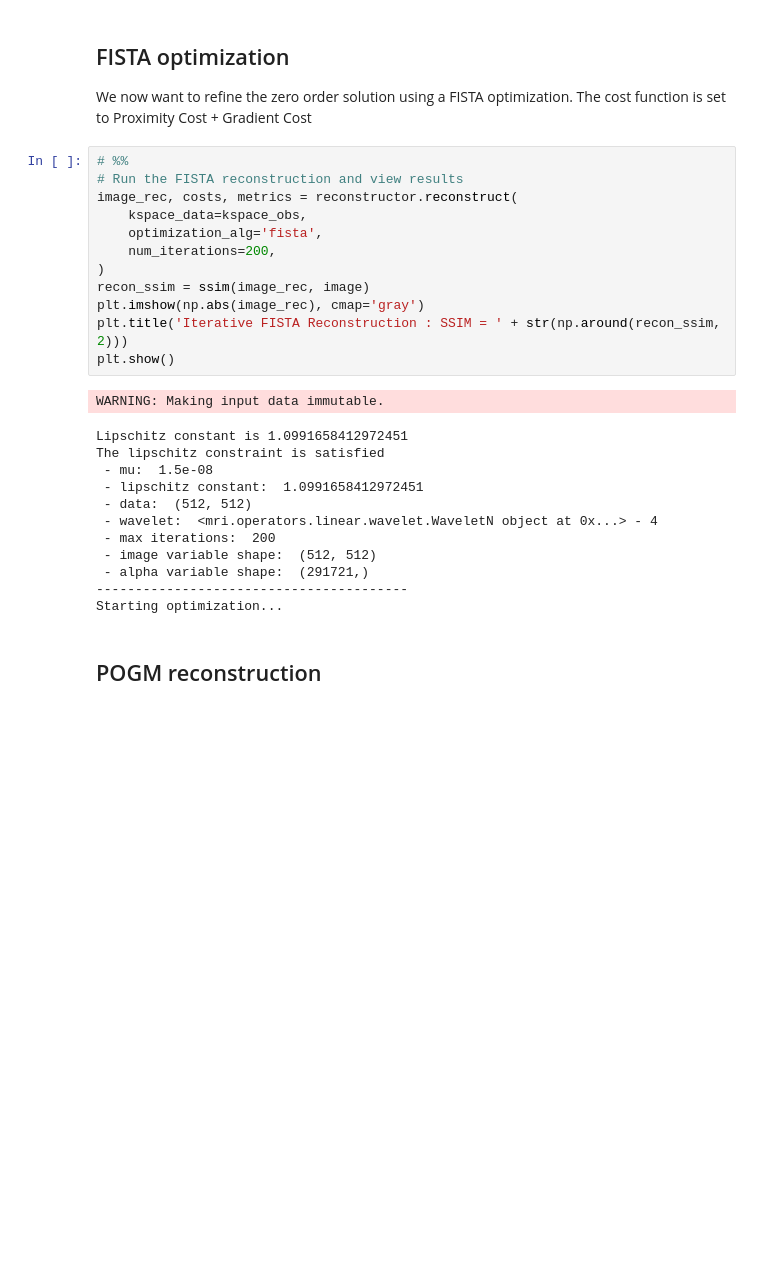
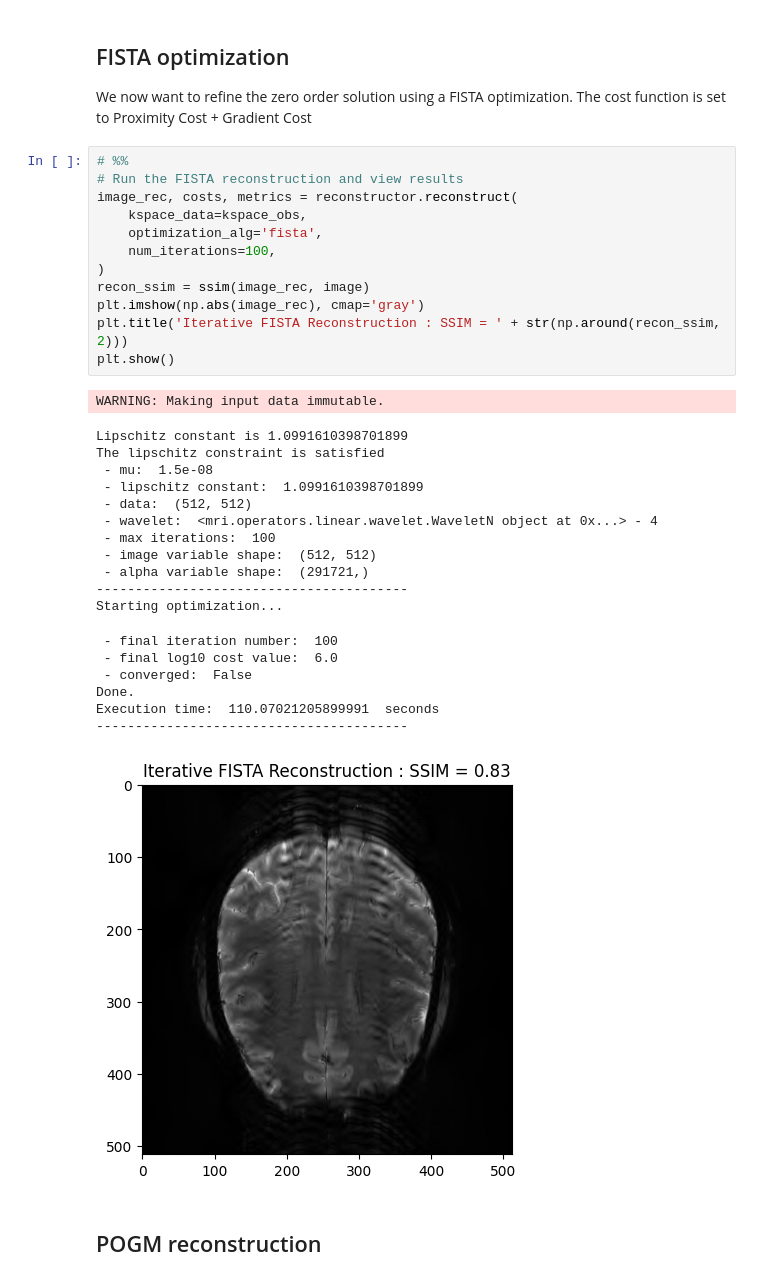
Before and after one commit to philouc/CogBrainDyn_MEEG_Pipeline_BIDS, a Jupyter notebook: src/11.Cartesian_SelfCalibrated_CS-pMRI_recon.ipynb, the cells around one changed output. Saved outputs shown, nothing was run; the diff lists cells and outputs as text; blank space fills up the shorter version.

```diff
--- a/src/11.Cartesian_SelfCalibrated_CS-pMRI_recon.ipynb
+++ b/src/11.Cartesian_SelfCalibrated_CS-pMRI_recon.ipynb
@@ -206,28 +207,35 @@ The cost function is set to Proximity Cost + Gradient Cost
 # %%
 # %%
 # Run the FISTA reconstruction and view results
 image_rec, costs, metrics = reconstructor.reconstruct(
     kspace_data=kspace_obs,
     optimization_alg='fista',
-    num_iterations=200,
+    num_iterations=100,
 )
 recon_ssim = ssim(image_rec, image)
 plt.imshow(np.abs(image_rec), cmap='gray')
 plt.title('Iterative FISTA Reconstruction : SSIM = ' + str(np.around(recon_ssim, 2)))
 plt.show()
 # %% [output]
 WARNING: Making input data immutable.
-Lipschitz constant is 1.0991658412972451
+Lipschitz constant is 1.0991610398701899
 The lipschitz constraint is satisfied
  - mu:  1.5e-08
- - lipschitz constant:  1.0991658412972451
+ - lipschitz constant:  1.0991610398701899
  - data:  (512, 512)
  - wavelet:  <mri.operators.linear.wavelet.WaveletN object at 0x...> - 4
- - max iterations:  200
+ - max iterations:  100
  - image variable shape:  (512, 512)
  - alpha variable shape:  (291721,)
 ----------------------------------------
 Starting optimization...
+ - final iteration number:  100
+ - final log10 cost value:  6.0
+ - converged:  False
+Done.
+Execution time:  110.07021205899991  seconds
+----------------------------------------
+[figure, added]
 # %% [markdown]
 ## POGM reconstruction
 # %%
```
Also changed, not shown: parts of 1 cell of this notebook.
